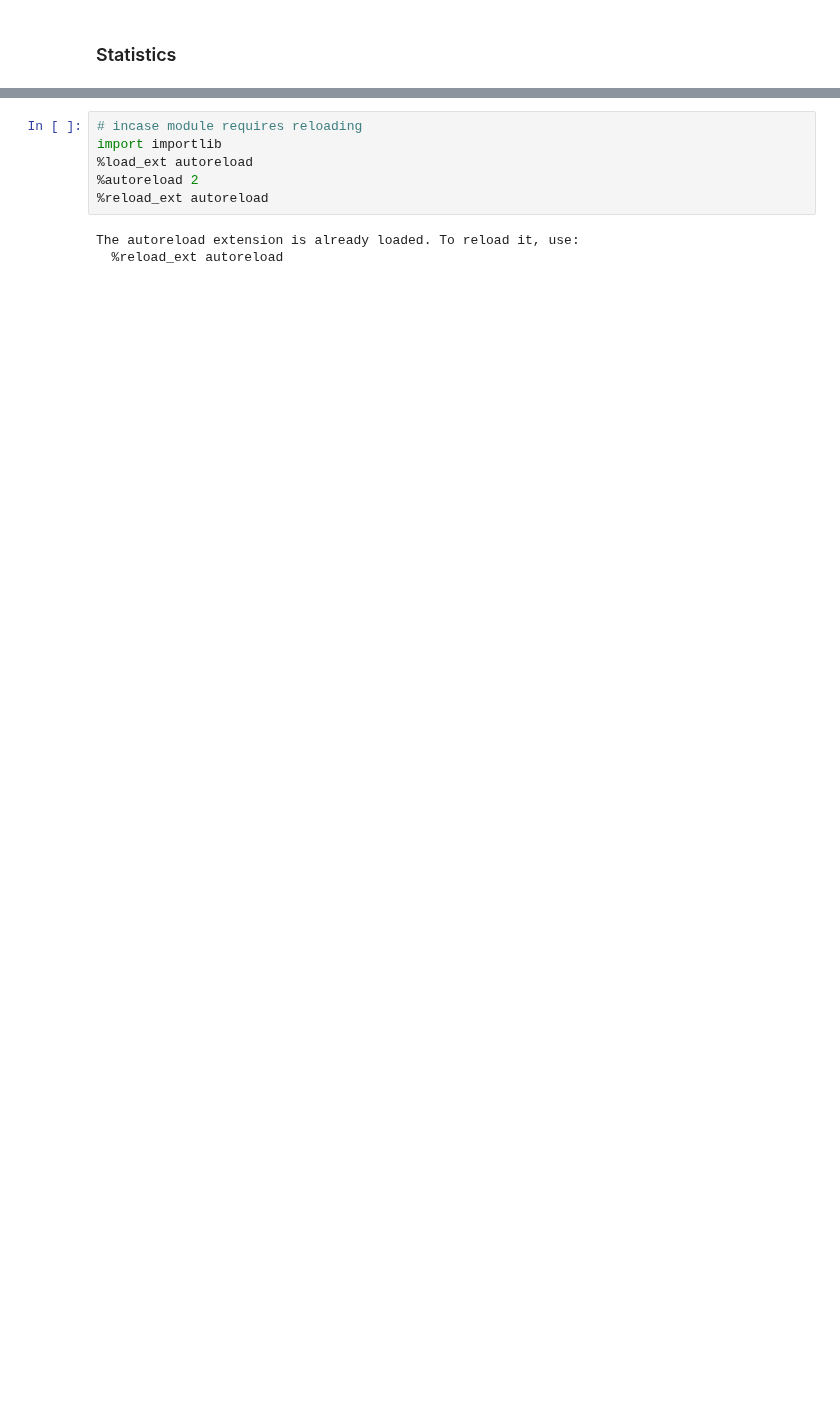
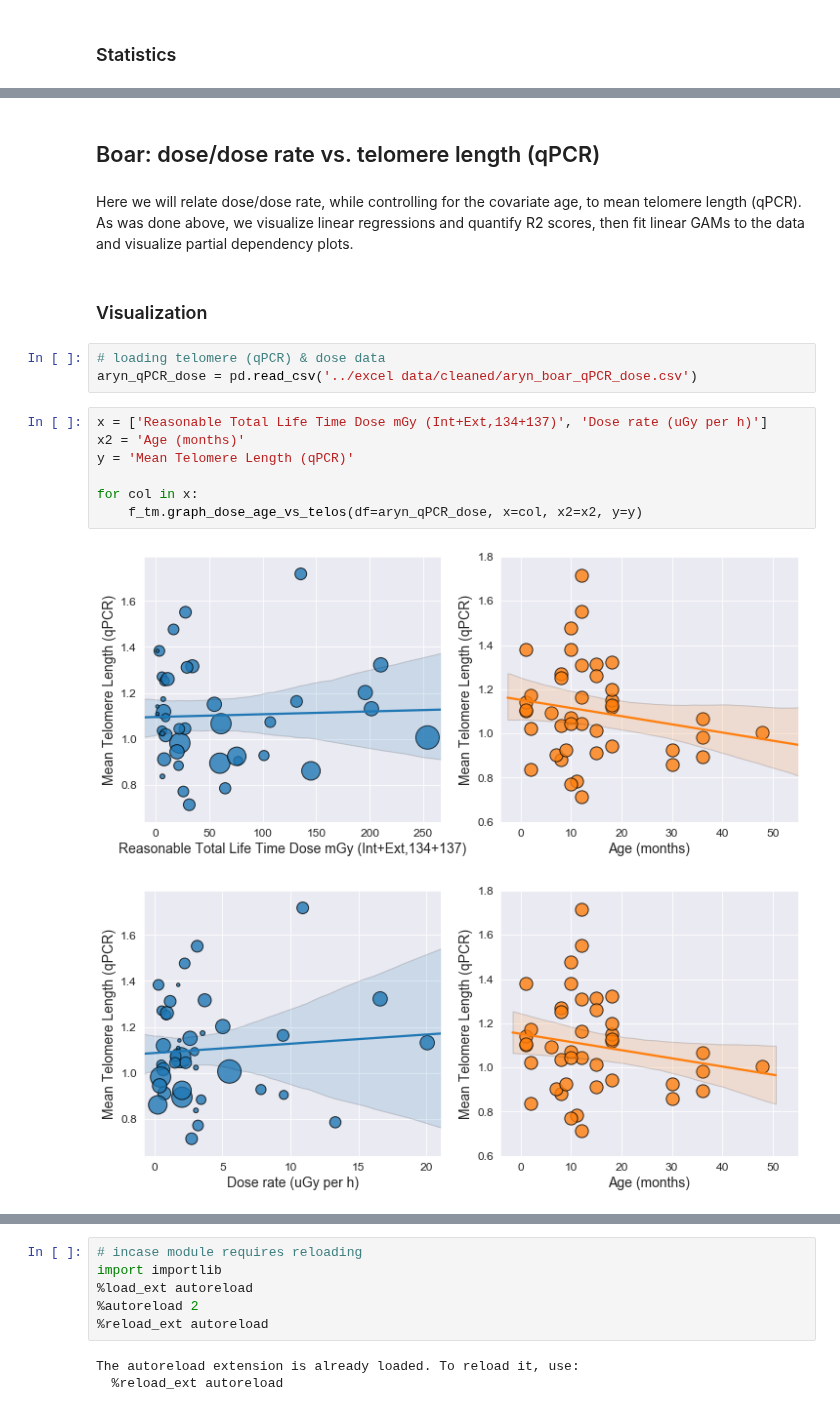
Before and after one commit to Jared-Luxton/Fukushima-Nuclear-Disaster-Humans, a Jupyter notebook: workflow & analyses notebooks/00_Fukushima_Project_Workflow_Data_Story.ipynb, the cells around one changed output, grey strips where cells are left out. Saved outputs shown, nothing was run; the diff lists cells and outputs as text; blank space fills up the shorter version.

```diff
--- a/workflow & analyses notebooks/00_Fukushima_Project_Workflow_Data_Story.ipynb
+++ b/workflow & analyses notebooks/00_Fukushima_Project_Workflow_Data_Story.ipynb
@@ -173,0 +141,19 @@ merge_kelly_cortisol_exposure.head(4)
+# %% [markdown]
+## Boar: dose/dose rate vs. telomere length (qPCR)
+# %% [markdown]
+Here we will relate dose/dose rate, while controlling for the covariate age, to mean telomere length (qPCR). As was done above, we visualize linear regressions and quantify R2 scores, then fit linear GAMs to the data and visualize partial dependency plots.
+# %% [markdown]
+### Visualization
+# %%
+# loading telomere (qPCR) & dose data
+aryn_qPCR_dose = pd.read_csv('../excel data/cleaned/aryn_boar_qPCR_dose.csv')
+# %%
+x = ['Reasonable Total Life Time Dose mGy (Int+Ext,134+137)', 'Dose rate (uGy per h)']
+x2 = 'Age (months)'
+y = 'Mean Telomere Length (qPCR)'
+
+for col in x:
+    f_tm.graph_dose_age_vs_telos(df=aryn_qPCR_dose, x=col, x2=x2, y=y)
+# %% [output]
+[figure, added]
+[figure, added]
```
Also changed, not shown: parts of 86 cells of this notebook, 3 other files.
